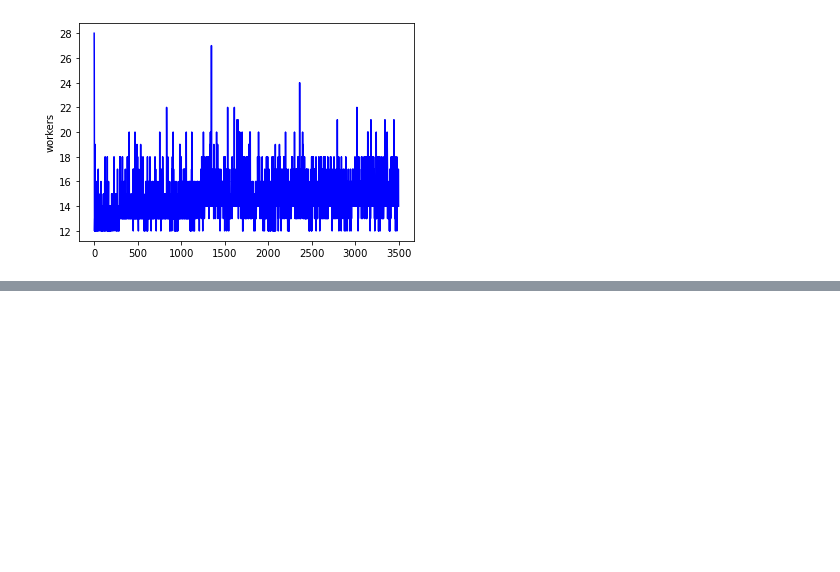
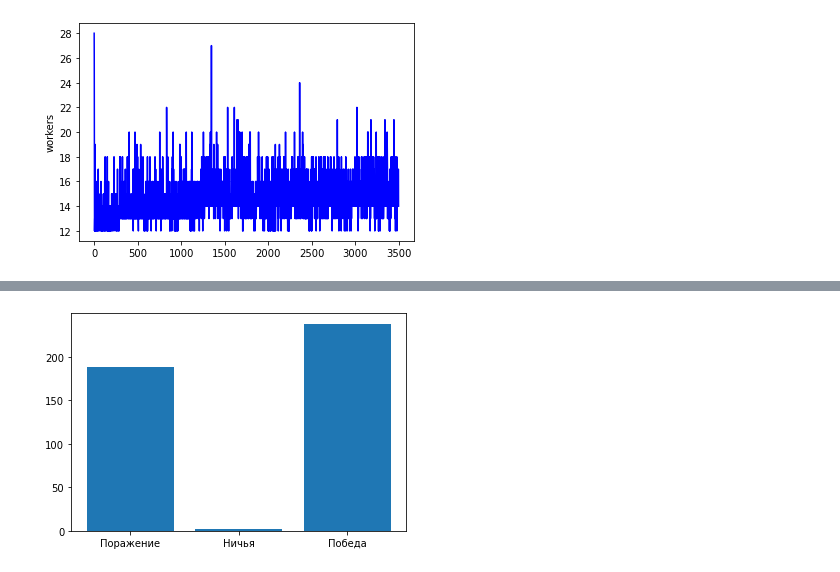
Before and after one commit to UNBREAKING/SC2-AI, a Jupyter notebook: charts.ipynb, the cells around one changed output, grey strips where cells are left out. Cells and saved outputs as stored; diff of their text form; code cells hidden in the pictures; blank space fills up the shorter version.

```diff
--- a/charts.ipynb
+++ b/charts.ipynb
@@ -796,0 +880,2 @@ plt.show()
+# %%
+learningMarineRushValues =learningMarinesRushResults['reward'].value_counts()
@@ -796,0 +893,6 @@ plt.show()
+# %%
+plt.bar([1, -1 , 0], learningMarineRushValues)
+plt.xticks([1, -1 , 0], ('Победа', 'Поражение', 'Ничья'))
+plt.show()
+# %% [output]
+[figure, added]
```
Also changed, not shown: parts of 9 cells of this notebook, 6 other files.
